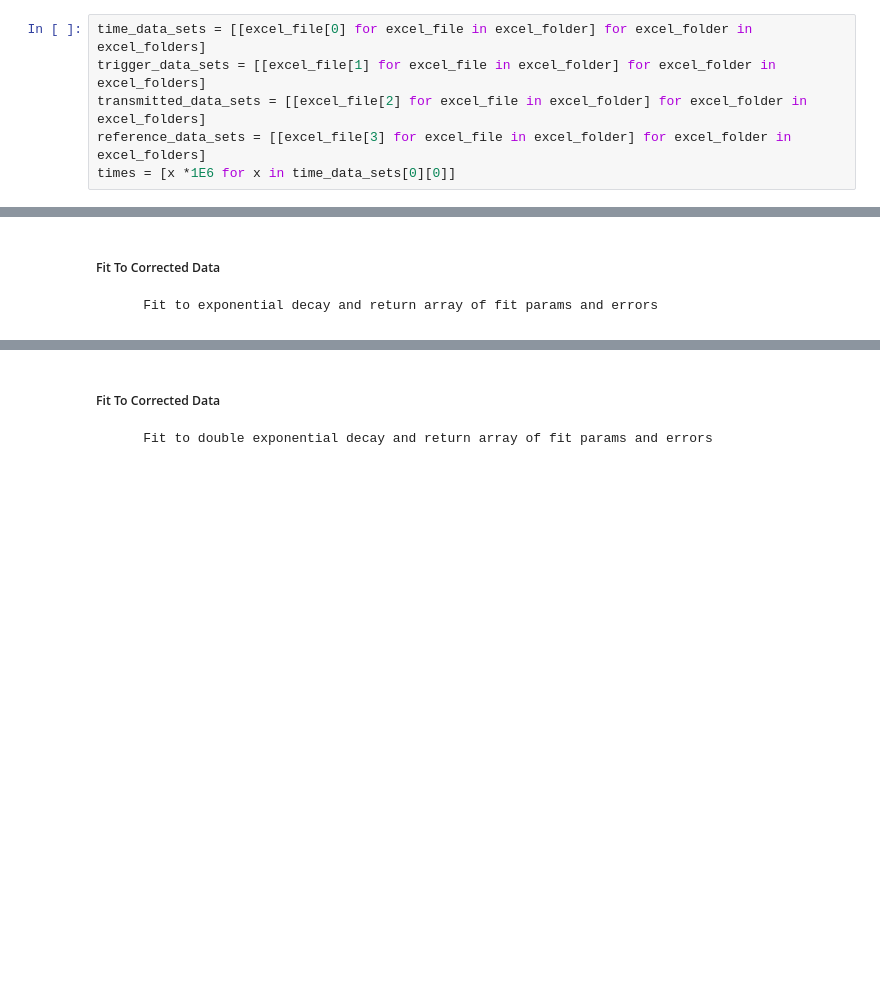
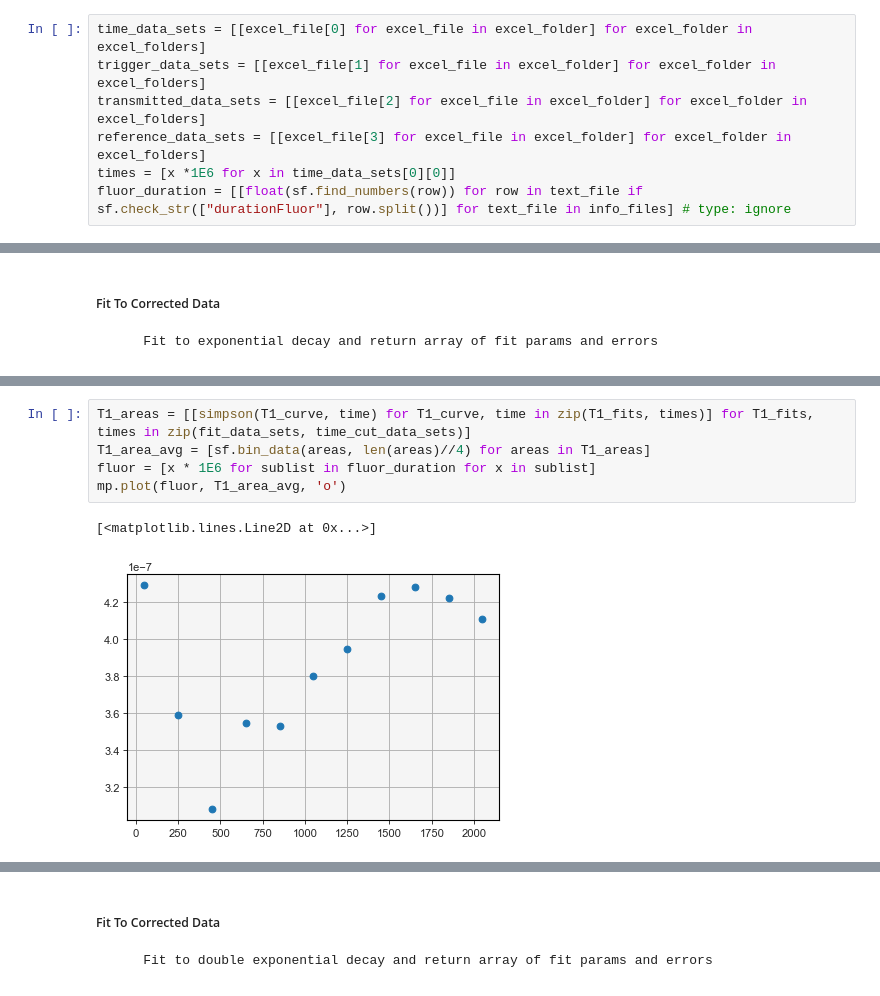
Before and after one commit to SMK-UK/Spectroscopy, a Jupyter notebook: T1_Analysis.ipynb, the cells around one changed output, grey strips where cells are left out. Saved outputs shown, nothing was run; the diff lists cells and outputs as text; blank space fills up the shorter version.

```diff
--- a/T1_Analysis.ipynb
+++ b/T1_Analysis.ipynb
@@ -36,6 +37,7 @@ trigger_data_sets = [[excel_file[1] for excel_file in excel_folder] for excel_fo
 transmitted_data_sets = [[excel_file[2] for excel_file in excel_folder] for excel_folder in excel_folders]
 reference_data_sets = [[excel_file[3] for excel_file in excel_folder] for excel_folder in excel_folders]
 times = [x *1E6 for x in time_data_sets[0][0]]
+fluor_duration = [[float(sf.find_numbers(row)) for row in text_file if sf.check_str(["durationFluor"], row.split())] for text_file in info_files] # type: ignore
 # %% [markdown]
 
 ##### Check channel assignment
@@ -219,0 +258,8 @@ dI0 : 24.71 mV, dT1 : 0.007 us, dY0 : 6.92 mV
+# %%
+T1_areas = [[simpson(T1_curve, time) for T1_curve, time in zip(T1_fits, times)] for T1_fits, times in zip(fit_data_sets, time_cut_data_sets)]
+T1_area_avg = [sf.bin_data(areas, len(areas)//4) for areas in T1_areas]
+fluor = [x * 1E6 for sublist in fluor_duration for x in sublist]
+mp.plot(fluor, T1_area_avg, 'o')
+# %% [output]
+[<matplotlib.lines.Line2D at 0x...>]
+[figure, added]
```
Also changed, not shown: parts of 10 cells of this notebook, 2 other files.
